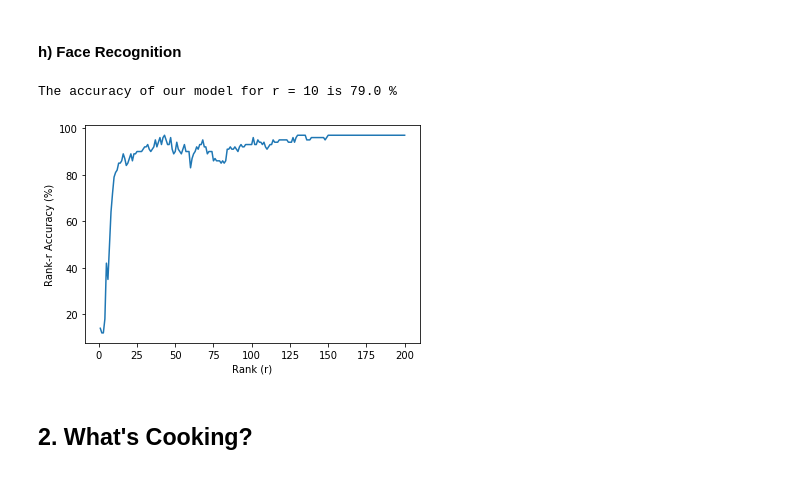
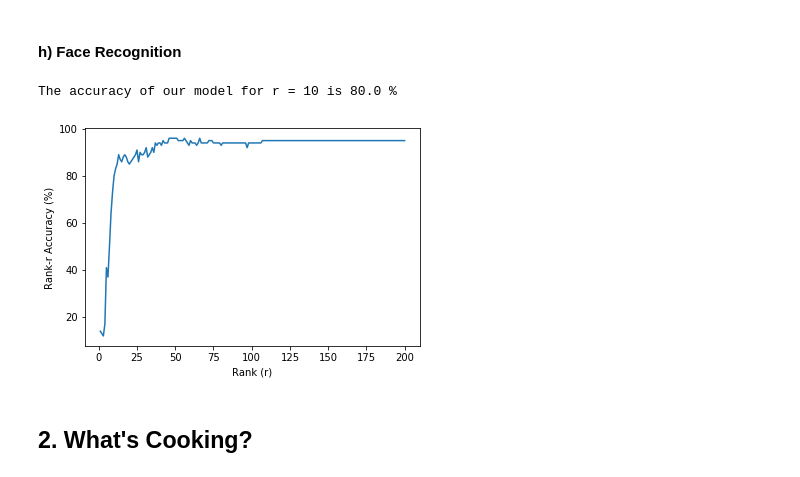
Before and after one commit to simirajpal/Applied-Machine-Learning, a Jupyter notebook: Assignment_2/Homework2_Code.ipynb, the cells around one changed output. Drawn from its saved outputs; the diff is of its cells as text; code cells hidden in the pictures.

Commit message:
removed warnings, updated code and writeup

```diff
--- a/Assignment_2/Homework2_Code.ipynb
+++ b/Assignment_2/Homework2_Code.ipynb
@@ -186,7 +186,8 @@ print(FMatrices[1].shape)
 train10, test10 = generateFMatrix(trainMinusAv, testMinusAv, 10)
 
 # create a logistic regression model
-lr = LogisticRegression(multi_class = 'ovr').fit(train10, train_labels)
+# made the solver lbfgs, because this will be the default in future (gave future warning without)
+lr = LogisticRegression(multi_class = 'ovr', solver='lbfgs').fit(train10, train_labels)
 # get predictions
 preds = lr.predict(test10)
 
@@ -194,29 +195,29 @@ preds = lr.predict(test10)
 accuracy = metrics.accuracy_score(preds, test_labels) * 100
 print('The accuracy of our model for r = 10 is', accuracy, '%')
 # %% [output]
-The accuracy of our model for r = 10 is 79.0 %
+The accuracy of our model for r = 10 is 80.0 %
 # %%
 accuracies = [] # list to store accuracies for r = 1,....,200
 
 for r in rValues:
     # get matrices
     trainF, testF = generateFMatrix(trainMinusAv, testMinusAv, r)
     # create logistics regression model
-    lr = LogisticRegression(multi_class = 'ovr').fit(trainF, train_labels)
+    lr = LogisticRegression(multi_class = 'ovr', solver='lbfgs', max_iter=10000).fit(trainF, train_labels)
     # predict
     preds = lr.predict(testF)
     # find accuracy
     accuracies.append(metrics.accuracy_score(test_labels, preds)*100)
 
 # create accuracy plot, plotting r against accuracy
 plt.plot(rValues, accuracies, label='Classification Accuracy')
 plt.xlabel("Rank (r)")
 plt.ylabel("Rank-r Accuracy (%)");
 
 # save images for report
 plt.savefig('Accuracy.png')
 # %% [output]
-[figure, old version]
+[figure, new version]
 # %% [markdown]
 ## 2. What's Cooking?
 # %% [markdown]
```
Also changed, not shown: parts of 7 cells of this notebook, 4 other files.
